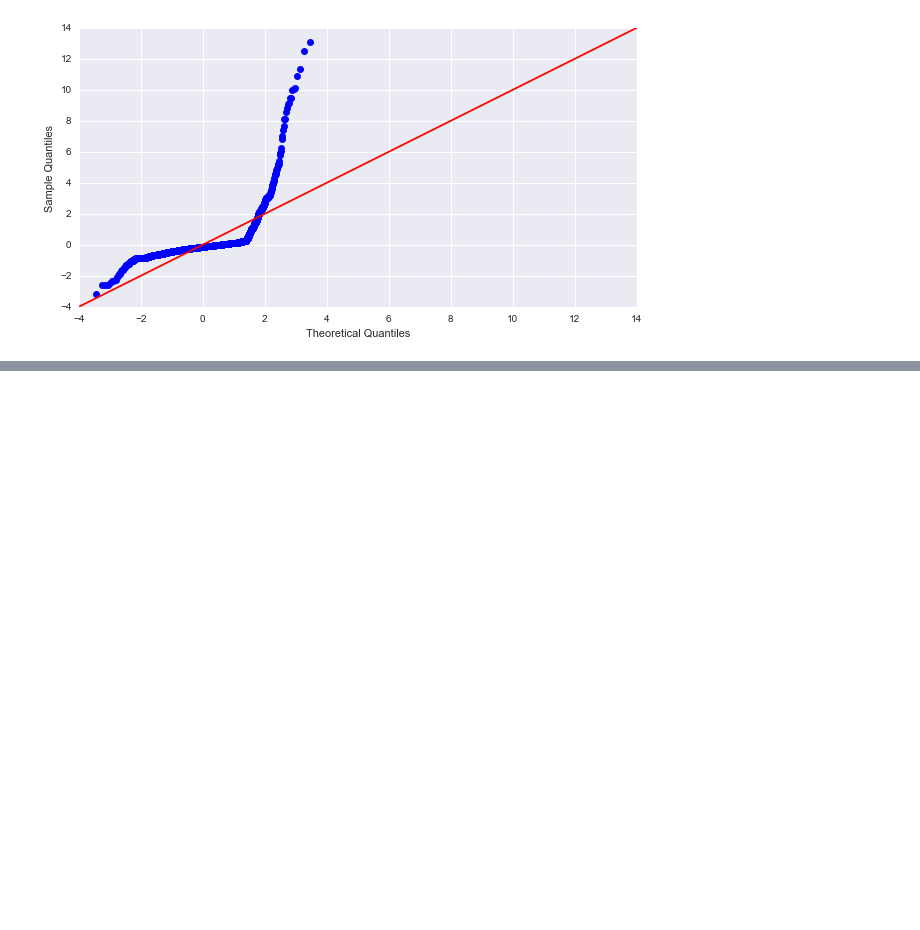
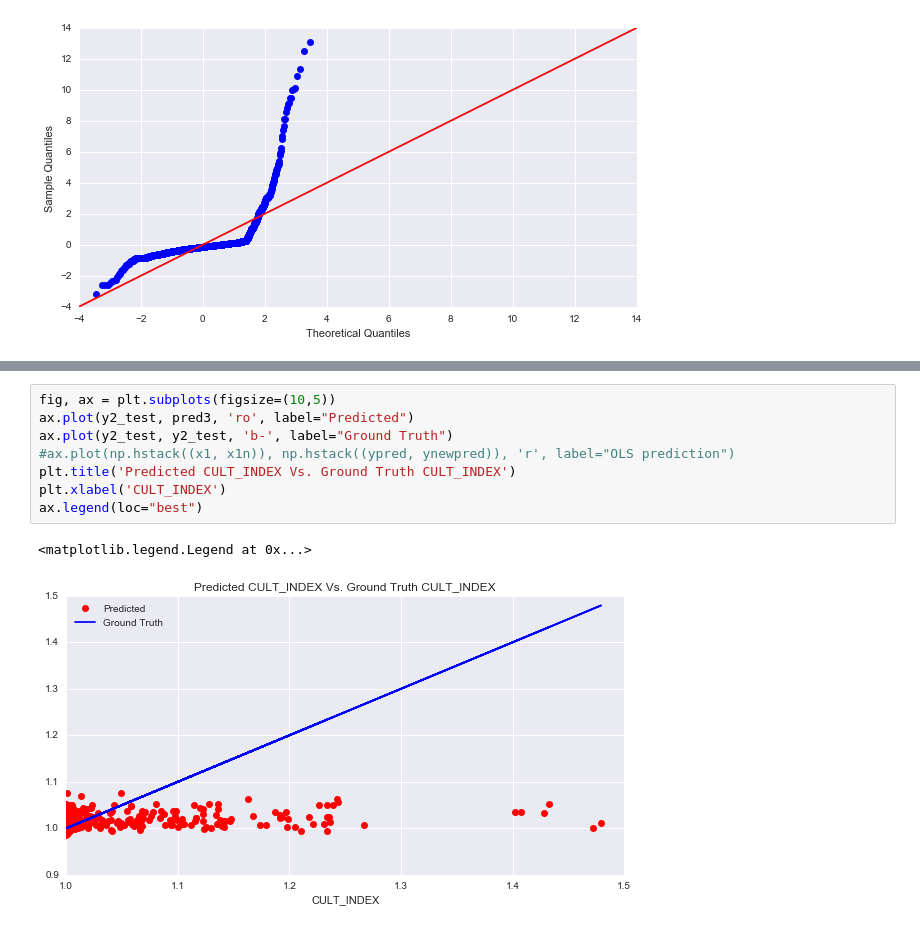
Before and after one commit to ashirwad08/predicting-cult-movies, a Jupyter notebook: workspace cult movies GENERATE TRAINING TEST.ipynb, the cells around one changed output, grey strips where cells are left out. Cells and saved outputs as stored; diff of their text form; blank space fills up the shorter version.

```diff
--- a/workspace cult movies GENERATE TRAINING TEST.ipynb
+++ b/workspace cult movies GENERATE TRAINING TEST.ipynb
@@ -357,0 +424,11 @@ ax.legend(loc="best")
+# %%
+fig, ax = plt.subplots(figsize=(10,5))
+ax.plot(y2_test, pred3, 'ro', label="Predicted")
+ax.plot(y2_test, y2_test, 'b-', label="Ground Truth")
+#ax.plot(np.hstack((x1, x1n)), np.hstack((ypred, ynewpred)), 'r', label="OLS prediction")
+plt.title('Predicted CULT_INDEX Vs. Ground Truth CULT_INDEX')
+plt.xlabel('CULT_INDEX')
+ax.legend(loc="best")
+# %% [output]
+<matplotlib.legend.Legend at 0x...>
+[figure, added]
```
Also changed, not shown: parts of 12 cells of this notebook, 9 other files.
